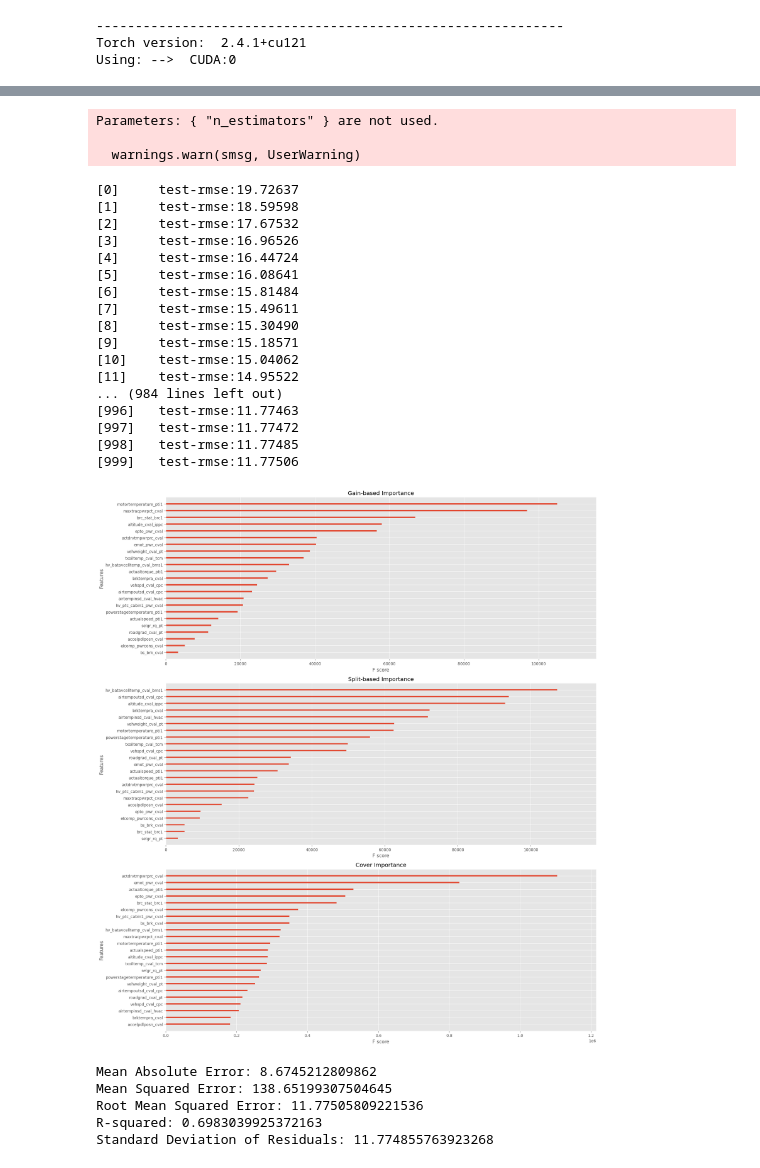
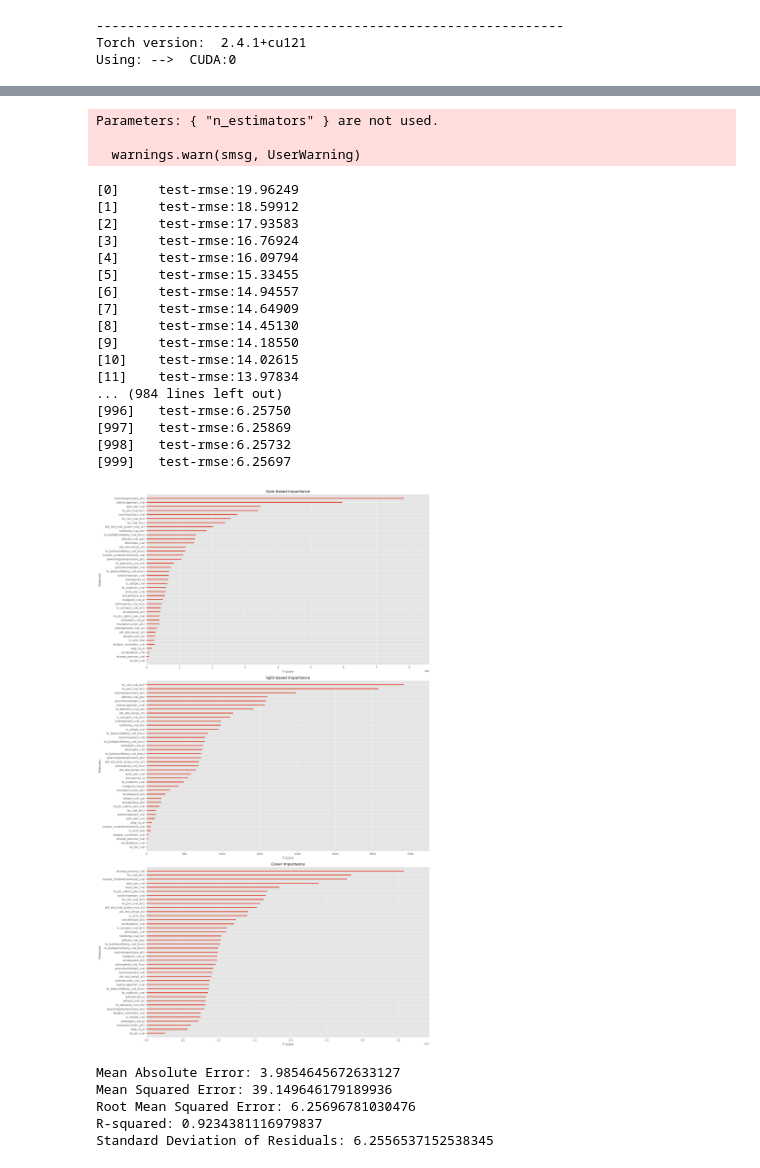
Before and after one commit to willsieg/MA-eR-PINN, a Jupyter notebook: src/LSTM/XGBoost_Feature_Importance.ipynb, the cells around one changed output, grey strips where cells are left out. Cells and saved outputs as stored; diff of their text form; code cells hidden in the pictures.

```diff
--- a/src/LSTM/XGBoost_Feature_Importance.ipynb
+++ b/src/LSTM/XGBoost_Feature_Importance.ipynb
@@ -196,16 +200,18 @@ base_signals = ["signal_time", "hirestotalvehdist_cval_icuc", "vehspd_cval_cpc",
 "hv_batpwr_cval_bms1", "emot_pwr_cval","bs_roadincln_cval", "roadgrad_cval_pt"]
 
 # these signals have to be dropped in order for appropriate training:
-columns_to_drop = ["hv_batmomavldischrgen_cval_1", "latitude_cval_ippc", "longitude_cval_ippc", "signal_time", "hirestotalvehdist_cval_icuc"]
+columns_to_drop = ["hv_batmomavldischrgen_cval_1", "latitude_cval_ippc", "longitude_cval_ippc", "signal_time", "hirestotalvehdist_cval_icuc",
+'maxbrickvoltage_bms01', 'hv_bat_dc_momvolt_cval_bms1', 'signal_ts', 'hv_chrgpwr_ecpc_cval', 'hv_batcurr_cval_bms1', 'hv_batpwr_cval_bms1',
+'hv_batmaxchrgpwrlim_cval_1', 'hv_dclink_volt_cval_dcl1', 'actualdcvoltage_pti1', 'hv_batmaxdischrgpwrlim_cval_1']
 
 # ---------------------------------------------------
 selection_1 = ["vehspd_cval_cpc", "altitude_cval_ippc", "airtempoutsd_cval_cpc", 'roadgrad_cval_pt', "vehweight_cval_pt", "accelpdlposn_cval", "bs_brk_cval", "elcomp_pwrcons_cval",
                "epto_pwr_cval", "motortemperature_pti1", "powerstagetemperature_pti1", 'airtempinsd_cval_hvac', 'brktempra_cval', 'selgr_rq_pt']
 selection_2 = ["hirestotalvehdist_cval_icuc", "vehspd_cval_cpc", "altitude_cval_ippc", "airtempoutsd_cval_cpc", "hv_batpwr_cval_bms1", "emot_pwr_cval", "roadgrad_cval_pt"]
-selection_3 = ["vehspd_cval_cpc", "altitude_cval_ippc", "airtempoutsd_cval_cpc", "vehweight_cval_pt"]
+selection_3 = ["vehspd_cval_cpc", "altitude_cval_ippc", "airtempoutsd_cval_cpc", "vehweight_cval_pt", "roadgrad_cval_pt", "emot_pwr_cval"]
 
 # FEATURE SELECTION  --------------------------------------
 # ---------------------------------------------------------
 target_column = TARGETS
-input_columns = FEATURES
-#input_columns = list(set(all_signals) - set(columns_to_drop) - set(target_column)) # include target to generate one DF
+input_columns = selection_3
+input_columns = list(set(all_signals) - set(columns_to_drop) - set(target_column)) # include target to generate one DF
@@ -274,8 +300,8 @@ dtest = xgb.DMatrix(X_test, label=y_test)
 # Set XGBoost parameters
 params = {
     'objective': 'reg:squarederror',
-    'max_depth': 10,            # default: 6, increase for more complex models
-    'learning_rate': 0.2,       # default: 0.3, decrease for more stable training
+    'max_depth': 5,            # default: 6, increase for more complex models
+    'learning_rate': 0.3,       # default: 0.3, decrease for more stable training
     'subsample': 0.8,           # default: 1, reduce to prevent overfitting
     'colsample_bytree': 0.8,    # default: 1, reduce to prevent overfitting
     'n_estimators': 1000,       # increase for better performance, but with longer training time
@@ -293,49 +319,49 @@ xgb_model = xgb.train(params, dtrain, num_boost_round=1000, evals=[(dtest, 'test
 Parameters: { "n_estimators" } are not used.
 
   warnings.warn(smsg, UserWarning)
-[0]     test-rmse:19.72637
-[1]     test-rmse:18.59598
-[2]     test-rmse:17.67532
-[3]     test-rmse:16.96526
-[4]     test-rmse:16.44724
-[5]     test-rmse:16.08641
-[6]     test-rmse:15.81484
-[7]     test-rmse:15.49611
-[8]     test-rmse:15.30490
-[9]     test-rmse:15.18571
-[10]    test-rmse:15.04062
-[11]    test-rmse:14.95522
+[0]     test-rmse:19.96249
+[1]     test-rmse:18.59912
+[2]     test-rmse:17.93583
+[3]     test-rmse:16.76924
+[4]     test-rmse:16.09794
+[5]     test-rmse:15.33455
+[6]     test-rmse:14.94557
+[7]     test-rmse:14.64909
+[8]     test-rmse:14.45130
+[9]     test-rmse:14.18550
+[10]    test-rmse:14.02615
+[11]    test-rmse:13.97834
 ... (984 lines left out)
-[996]   test-rmse:11.77463
-[997]   test-rmse:11.77472
-[998]   test-rmse:11.77485
-[999]   test-rmse:11.77506
+[996]   test-rmse:6.25750
+[997]   test-rmse:6.25869
+[998]   test-rmse:6.25732
+[999]   test-rmse:6.25697
 # %%
 '''XGBoost offers three main types of feature importance scores:
 
     Gain-based Importance: This score measures the average gain of splits that use a particular feature. The gain represents the improvement in
                             accuracy brought by a feature to the branches it is on. Features with higher gain are considered more important.
                             Gain-based importance is useful for assessing a feature’s general utility, especially in tree-based models. However,
                             it can be biased towards high-cardinality features.
     Split-based Importance: Also known as “weight” or “frequency” importance, this score counts the number of times a feature is used to split
                             the data across all trees in the model. Features used more frequently are deemed more important. Split-based importance
                             is simple and intuitive, making it useful for quick, initial feature filtering or when interpretability is crucial. However,
                             it doesn’t account for a feature’s actual impact on predictions.
     Cover-based Importance: This score measures the average coverage of splits that use the feature. Coverage represents the number of samples affected
                             by the split.
 '''
 
 # Calculate and plot different feature importance scores
-fig, (ax1, ax2, ax3) = plt.subplots(3, 1, figsize=(18, 20))
+fig, (ax1, ax2, ax3) = plt.subplots(3, 1, figsize=(18, 30))
 
 xgb.plot_importance(xgb_model, ax=ax1, importance_type='gain', title='Gain-based Importance', show_values=False)
 xgb.plot_importance(xgb_model, ax=ax2, importance_type='weight', title='Split-based Importance', show_values=False)
 xgb.plot_importance(xgb_model, ax=ax3, importance_type='cover', title='Cover Importance', show_values=False)
 
 plt.tight_layout()
 plt.show()
 # %% [output]
-[figure, old version]
+[figure, new version]
 # %%
 # ---------------------------------------------------
 # Make predictions
@@ -354,8 +380,8 @@ print(f"Root Mean Squared Error: {root_mean_squared_error(y_test, y_pred)}")
 print(f"R-squared: {r2_score(y_test, y_pred)}")
 print(f"Standard Deviation of Residuals: {np.std(residuals)}")
 # %% [output]
-Mean Absolute Error: 8.6745212809862
-Mean Squared Error: 138.65199307504645
-Root Mean Squared Error: 11.77505809221536
-R-squared: 0.6983039925372163
-Standard Deviation of Residuals: 11.774855763923268
+Mean Absolute Error: 3.9854645672633127
+Mean Squared Error: 39.149646179189936
+Root Mean Squared Error: 6.25696781030476
+R-squared: 0.9234381116979837
+Standard Deviation of Residuals: 6.2556537152538345
```
Also changed, not shown: parts of 4 cells of this notebook.
